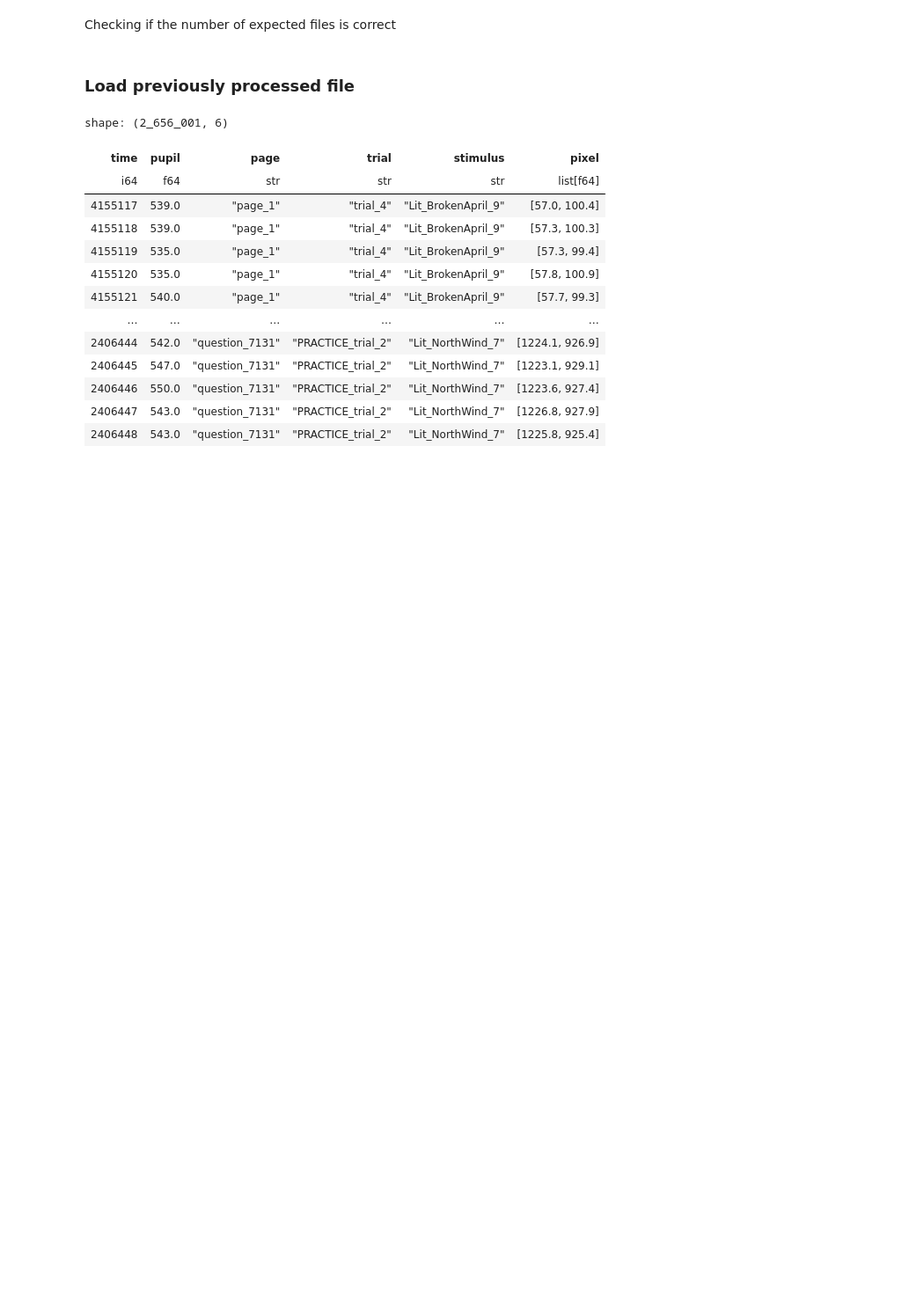
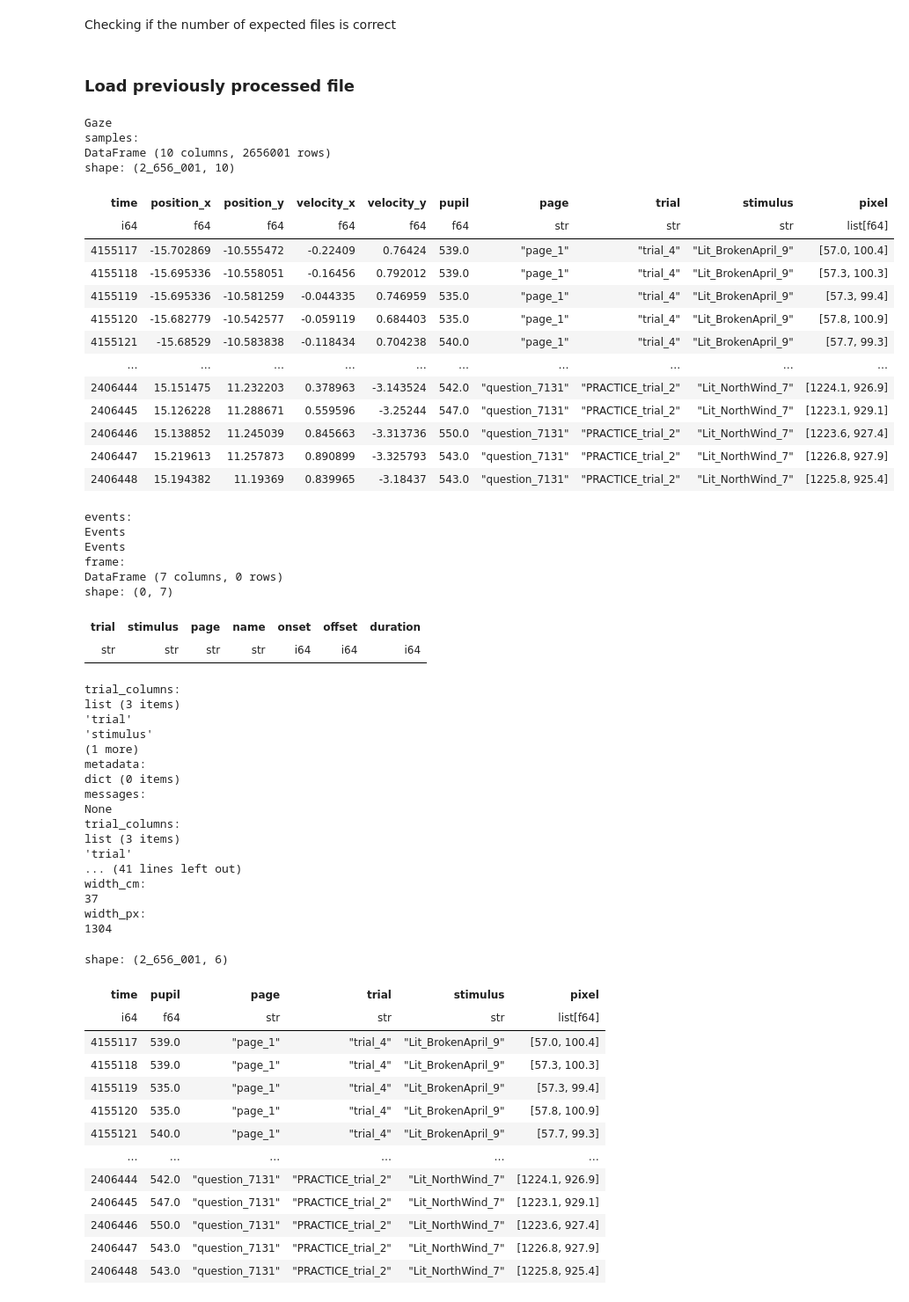
Before and after one commit to MultiplEYE-COST/multipleye-preprocessing, a Jupyter notebook: development.ipynb, the cells around one changed output. Shown at 88% size. Saved outputs shown, nothing was run; the diff lists cells and outputs as text; code cells hidden in the pictures; blank space fills up the shorter version.

Commit message:
added loading velocity and position when loading raw data

```diff
--- a/development.ipynb
+++ b/development.ipynb
@@ -112,7 +112,7 @@ prepare_language_folder()
 # %% [markdown]
 Next, we create a `MultipleyeDataCollection` object from the data folder. This will allow us to easily access the sessions and their information in the next steps.
 # %%
-settings.INCLUDE_SESSIONS
+settings.INCLUDE_SESSIONS = ['009_SV_CH_1_ET1']
 # %%
 multipleye = MultipleyeDataCollection.create_from_data_folder(
     settings.DATASET_DIR,
@@ -225,6 +227,51 @@ gaze = preprocessing.load_trial_level_raw_data(
     trial_columns=settings.TRIAL_COLS,
     load_metadata=True,
 )
+# %%
+gaze
+# %% [output]
+Gaze
+samples:
+DataFrame (10 columns, 2656001 rows)
+shape: (2_656_001, 10)
+| time | position_x | position_y | velocity_x | velocity_y | pupil | page | trial | stimulus | pixel |
+| i64 | f64 | f64 | f64 | f64 | f64 | str | str | str | list[f64] |
+| 4155117 | -15.702869 | -10.555472 | -0.22409 | 0.76424 | 539.0 | "page_1" | "trial_4" | "Lit_BrokenApril_9" | [57.0, 100.4] |
+| 4155118 | -15.695336 | -10.558051 | -0.16456 | 0.792012 | 539.0 | "page_1" | "trial_4" | "Lit_BrokenApril_9" | [57.3, 100.3] |
+| 4155119 | -15.695336 | -10.581259 | -0.044335 | 0.746959 | 535.0 | "page_1" | "trial_4" | "Lit_BrokenApril_9" | [57.3, 99.4] |
+| 4155120 | -15.682779 | -10.542577 | -0.059119 | 0.684403 | 535.0 | "page_1" | "trial_4" | "Lit_BrokenApril_9" | [57.8, 100.9] |
+| 4155121 | -15.68529 | -10.583838 | -0.118434 | 0.704238 | 540.0 | "page_1" | "trial_4" | "Lit_BrokenApril_9" | [57.7, 99.3] |
+| … | … | … | … | … | … | … | … | … | … |
+| 2406444 | 15.151475 | 11.232203 | 0.378963 | -3.143524 | 542.0 | "question_7131" | "PRACTICE_trial_2" | "Lit_NorthWind_7" | [1224.1, 926.9] |
+| 2406445 | 15.126228 | 11.288671 | 0.559596 | -3.25244 | 547.0 | "question_7131" | "PRACTICE_trial_2" | "Lit_NorthWind_7" | [1223.1, 929.1] |
+| 2406446 | 15.138852 | 11.245039 | 0.845663 | -3.313736 | 550.0 | "question_7131" | "PRACTICE_trial_2" | "Lit_NorthWind_7" | [1223.6, 927.4] |
+| 2406447 | 15.219613 | 11.257873 | 0.890899 | -3.325793 | 543.0 | "question_7131" | "PRACTICE_trial_2" | "Lit_NorthWind_7" | [1226.8, 927.9] |
+| 2406448 | 15.194382 | 11.19369 | 0.839965 | -3.18437 | 543.0 | "question_7131" | "PRACTICE_trial_2" | "Lit_NorthWind_7" | [1225.8, 925.4] |
+events:
+Events
+Events
+frame:
+DataFrame (7 columns, 0 rows)
+shape: (0, 7)
+| trial | stimulus | page | name | onset | offset | duration |
+| str | str | str | str | i64 | i64 | i64 |
+trial_columns:
+list (3 items)
+'trial'
+'stimulus'
+(1 more)
+metadata:
+dict (0 items)
+messages:
+None
+trial_columns:
+list (3 items)
+'trial'
+... (41 lines left out)
+width_cm:
+37
+width_px:
+1304
 # %%
 gaze.samples
 # %% [output]
```
Also changed, not shown: parts of 13 cells of this notebook, 2 other files.
